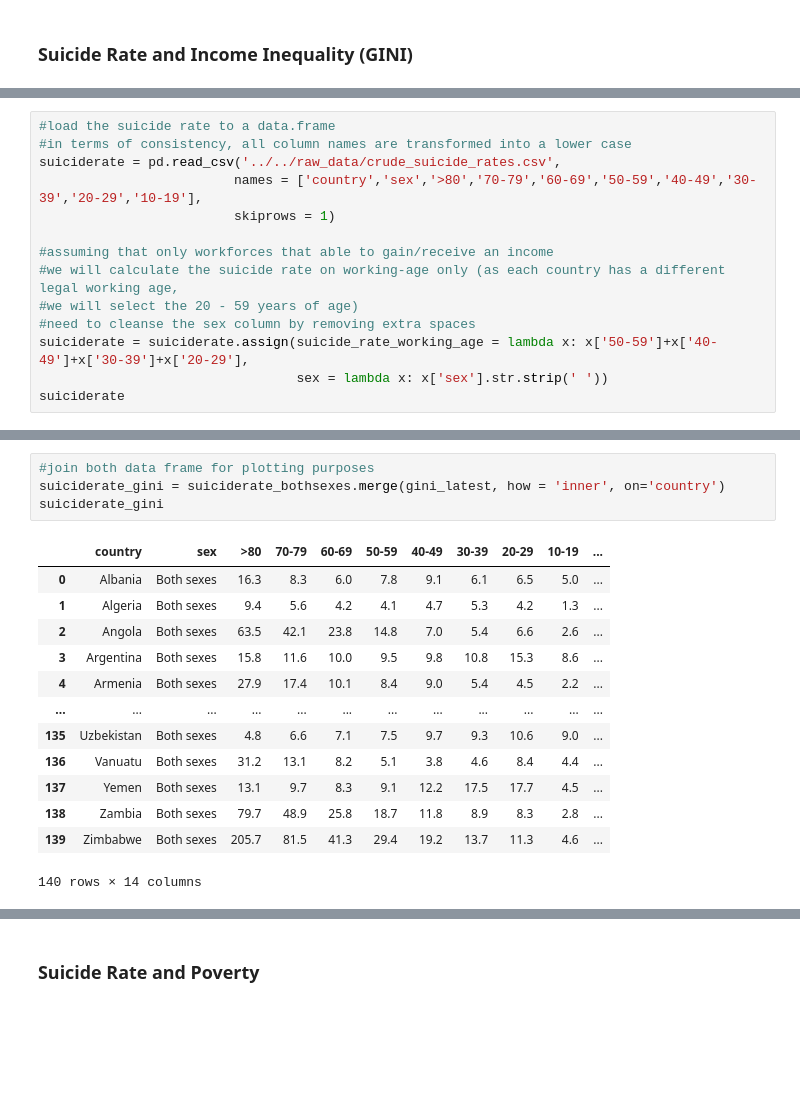
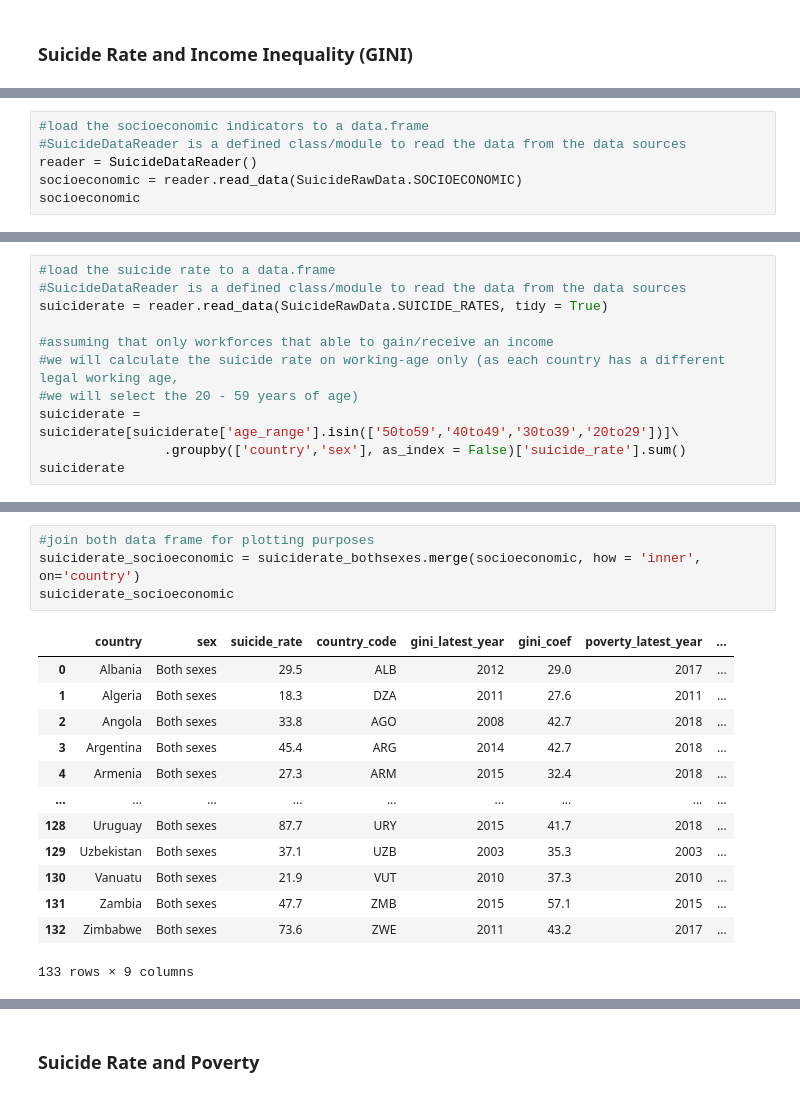
Before and after one commit to mdsi-dsp-at2/eTe-analysis, a Jupyter notebook: analysis/4/suiciderate_socioeconomic.ipynb, the cells around one changed output, grey strips where cells are left out. Saved outputs shown, nothing was run; the diff lists cells and outputs as text; blank space fills up the shorter version.

```diff
--- a/analysis/4/suiciderate_socioeconomic.ipynb
+++ b/analysis/4/suiciderate_socioeconomic.ipynb
@@ -31,0 +16,6 @@ gini_latest
+# %%
+#load the socioeconomic indicators to a data.frame
+#SuicideDataReader is a defined class/module to read the data from the data sources
+reader = SuicideDataReader()
+socioeconomic = reader.read_data(SuicideRawData.SOCIOECONOMIC)
+socioeconomic
@@ -32,15 +36,12 @@ gini_latest
 # %%
 #load the suicide rate to a data.frame
-#in terms of consistency, all column names are transformed into a lower case
-suiciderate = pd.read_csv('../../raw_data/crude_suicide_rates.csv',
-                         names = ['country','sex','>80','70-79','60-69','50-59','40-49','30-39','20-29','10-19'],
-                         skiprows = 1)
+#SuicideDataReader is a defined class/module to read the data from the data sources
+suiciderate = reader.read_data(SuicideRawData.SUICIDE_RATES, tidy = True)
 
 #assuming that only workforces that able to gain/receive an income
 #we will calculate the suicide rate on working-age only (as each country has a different legal working age,
 #we will select the 20 - 59 years of age)
-#need to cleanse the sex column by removing extra spaces
-suiciderate = suiciderate.assign(suicide_rate_working_age = lambda x: x['50-59']+x['40-49']+x['30-39']+x['20-29'],
-                                 sex = lambda x: x['sex'].str.strip(' '))
+suiciderate = suiciderate[suiciderate['age_range'].isin(['50to59','40to49','30to39','20to29'])]\
+                .groupby(['country','sex'], as_index = False)['suicide_rate'].sum()
 suiciderate
 # %% [output]
@@ -79,21 +80,21 @@ suiciderate_bothsexes
 # %%
 #join both data frame for plotting purposes
-suiciderate_gini = suiciderate_bothsexes.merge(gini_latest, how = 'inner', on='country')
-suiciderate_gini
+suiciderate_socioeconomic = suiciderate_bothsexes.merge(socioeconomic, how = 'inner', on='country')
+suiciderate_socioeconomic
 # %% [output]
-|  | country | sex | >80 | 70-79 | 60-69 | 50-59 | 40-49 | 30-39 | 20-29 | 10-19 | ... |
-| 0 | Albania | Both sexes | 16.3 | 8.3 | 6.0 | 7.8 | 9.1 | 6.1 | 6.5 | 5.0 | ... |
-| 1 | Algeria | Both sexes | 9.4 | 5.6 | 4.2 | 4.1 | 4.7 | 5.3 | 4.2 | 1.3 | ... |
-| 2 | Angola | Both sexes | 63.5 | 42.1 | 23.8 | 14.8 | 7.0 | 5.4 | 6.6 | 2.6 | ... |
-| 3 | Argentina | Both sexes | 15.8 | 11.6 | 10.0 | 9.5 | 9.8 | 10.8 | 15.3 | 8.6 | ... |
-| 4 | Armenia | Both sexes | 27.9 | 17.4 | 10.1 | 8.4 | 9.0 | 5.4 | 4.5 | 2.2 | ... |
-| ... | ... | ... | ... | ... | ... | ... | ... | ... | ... | ... | ... |
-| 135 | Uzbekistan | Both sexes | 4.8 | 6.6 | 7.1 | 7.5 | 9.7 | 9.3 | 10.6 | 9.0 | ... |
-| 136 | Vanuatu | Both sexes | 31.2 | 13.1 | 8.2 | 5.1 | 3.8 | 4.6 | 8.4 | 4.4 | ... |
-| 137 | Yemen | Both sexes | 13.1 | 9.7 | 8.3 | 9.1 | 12.2 | 17.5 | 17.7 | 4.5 | ... |
-| 138 | Zambia | Both sexes | 79.7 | 48.9 | 25.8 | 18.7 | 11.8 | 8.9 | 8.3 | 2.8 | ... |
-| 139 | Zimbabwe | Both sexes | 205.7 | 81.5 | 41.3 | 29.4 | 19.2 | 13.7 | 11.3 | 4.6 | ... |
+|  | country | sex | suicide_rate | country_code | gini_latest_year | gini_coef | poverty_latest_year | ... |
+| 0 | Albania | Both sexes | 29.5 | ALB | 2012 | 29.0 | 2017 | ... |
+| 1 | Algeria | Both sexes | 18.3 | DZA | 2011 | 27.6 | 2011 | ... |
+| 2 | Angola | Both sexes | 33.8 | AGO | 2008 | 42.7 | 2018 | ... |
+| 3 | Argentina | Both sexes | 45.4 | ARG | 2014 | 42.7 | 2018 | ... |
+| 4 | Armenia | Both sexes | 27.3 | ARM | 2015 | 32.4 | 2018 | ... |
+| ... | ... | ... | ... | ... | ... | ... | ... | ... |
+| 128 | Uruguay | Both sexes | 87.7 | URY | 2015 | 41.7 | 2018 | ... |
+| 129 | Uzbekistan | Both sexes | 37.1 | UZB | 2003 | 35.3 | 2003 | ... |
+| 130 | Vanuatu | Both sexes | 21.9 | VUT | 2010 | 37.3 | 2010 | ... |
+| 131 | Zambia | Both sexes | 47.7 | ZMB | 2015 | 57.1 | 2015 | ... |
+| 132 | Zimbabwe | Both sexes | 73.6 | ZWE | 2011 | 43.2 | 2017 | ... |
-140 rows × 14 columns
+133 rows × 9 columns
 # %%
 #plotting
 sns.set_theme(style='white')
```
Also changed, not shown: parts of 9 cells of this notebook.
